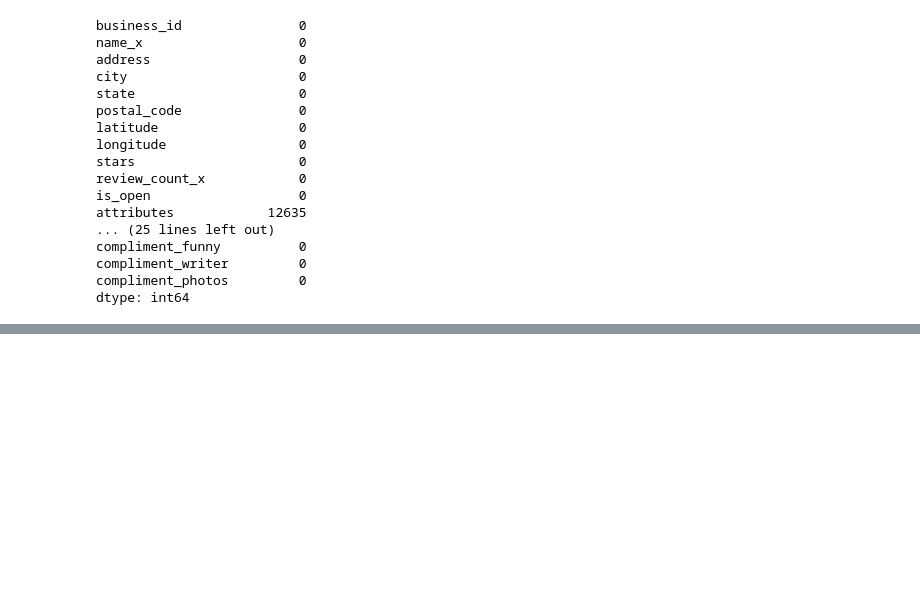
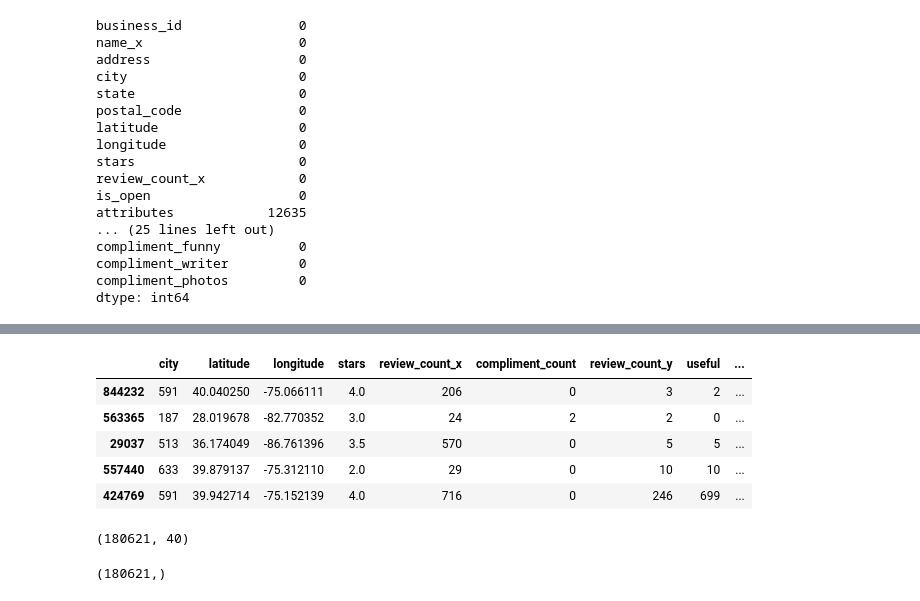
Before and after one commit to kauthar123/Yelp-Business-Validation-ML-Project, a Jupyter notebook: ML Assignment .ipynb, the cells around one changed output, grey strips where cells are left out. Drawn from its saved outputs; the diff is of its cells as text; code cells hidden in the pictures; blank space fills up the shorter version.

```diff
--- a/ML Assignment .ipynb
+++ b/ML Assignment .ipynb
@@ -296,0 +323,27 @@ x_train['date_y'] = pd.to_datetime(x_train['date_y'])
+# %%
+le = LabelEncoder()
+x_test['city'] = le.fit_transform(x_test['city'])
+# %%
+x_test = x_test.drop(['hours'],axis=1)
+# %%
+le = LabelEncoder()
+x_test['elite'] = le.fit_transform(x_test['elite'])
+# %%
+x_test = x_test.replace({True: 1, False: 0})
+# %%
+x_test.head()
+# %% [output]
+|  | city | latitude | longitude | stars | review_count_x | compliment_count | review_count_y | useful | ... |
+| 844232 | 591 | 40.040250 | -75.066111 | 4.0 | 206 | 0 | 3 | 2 | ... |
+| 563365 | 187 | 28.019678 | -82.770352 | 3.0 | 24 | 2 | 2 | 0 | ... |
+| 29037 | 513 | 36.174049 | -86.761396 | 3.5 | 570 | 0 | 5 | 5 | ... |
+| 557440 | 633 | 39.879137 | -75.312110 | 2.0 | 29 | 0 | 10 | 10 | ... |
+| 424769 | 591 | 39.942714 | -75.152139 | 4.0 | 716 | 0 | 246 | 699 | ... |
+# %%
+x_test.shape
+# %% [output]
+(180621, 40)
+# %%
+y_test.shape
+# %% [output]
+(180621,)
```
Also changed, not shown: parts of 50 cells of this notebook.
